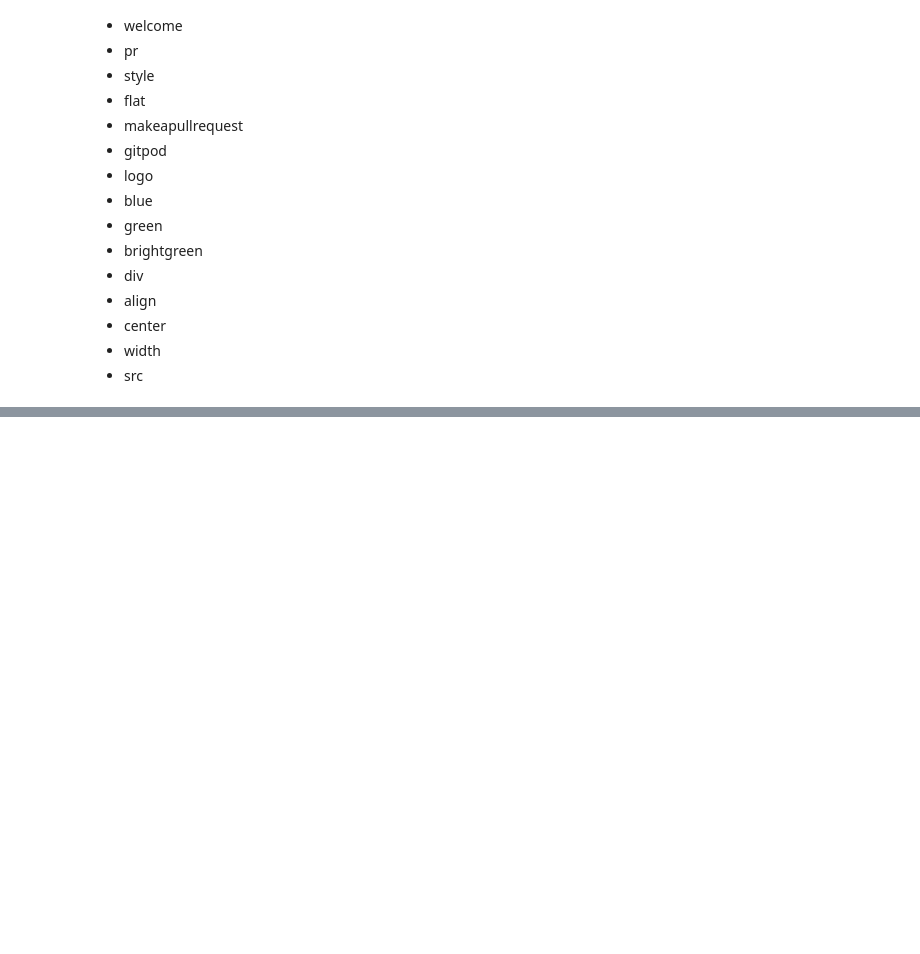
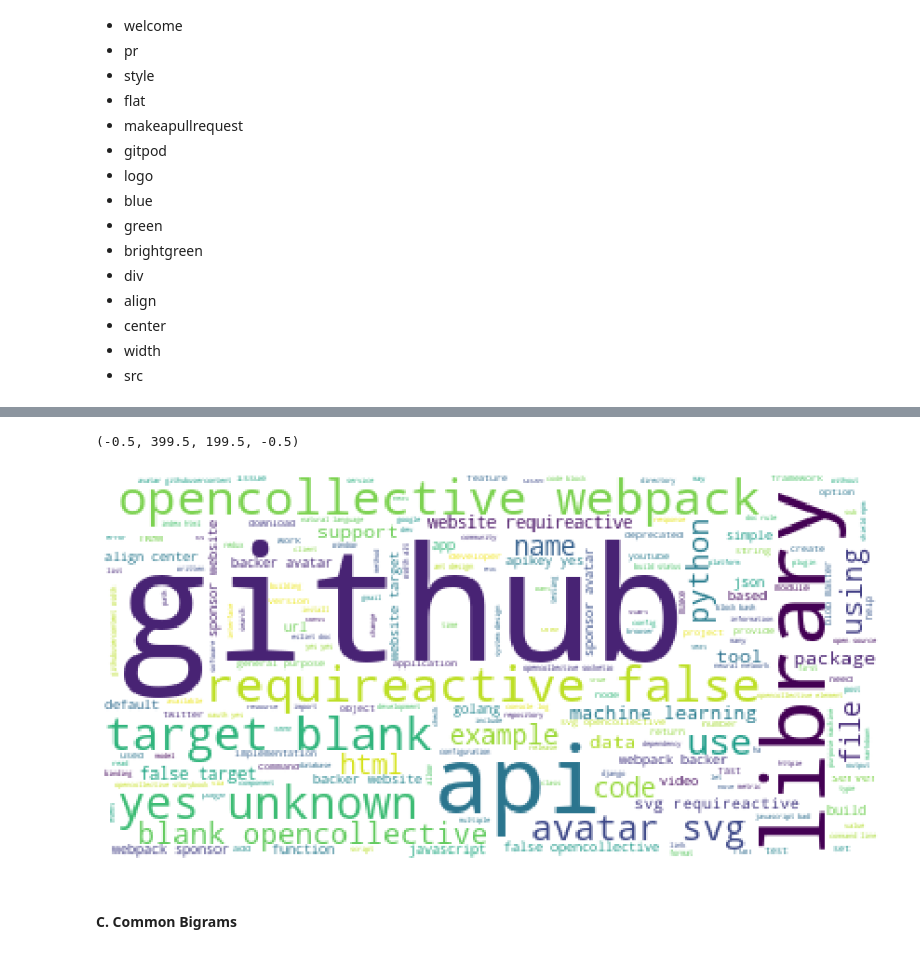
Before and after one commit to pellegrino-nlp/nlp_project, a Jupyter notebook: working_file.ipynb, the cells around one changed output, grey strips where cells are left out. Cells and saved outputs as stored; diff of their text form; code cells hidden in the pictures; blank space fills up the shorter version.

```diff
--- a/working_file.ipynb
+++ b/working_file.ipynb
@@ -107,0 +180,15 @@ df.head()
+# %%
+corpus = pd.Series(" ".join(dfx.cleaned).split())
+bag = " ".join(dfx.cleaned)
+# %%
+plt.figure(figsize=(15, 8))
+img = WordCloud(background_color='white',random_state=1).generate(bag)
+# WordCloud() produces an image object, which can be displayed with plt.imshow
+plt.imshow(img)
+# axis aren't very useful for a word cloud
+plt.axis('off')
+# %% [output]
+(-0.5, 399.5, 199.5, -0.5)
+[figure, added]
+# %% [markdown]
+#### C. Common Bigrams
```
Also changed, not shown: parts of 18 cells of this notebook.
